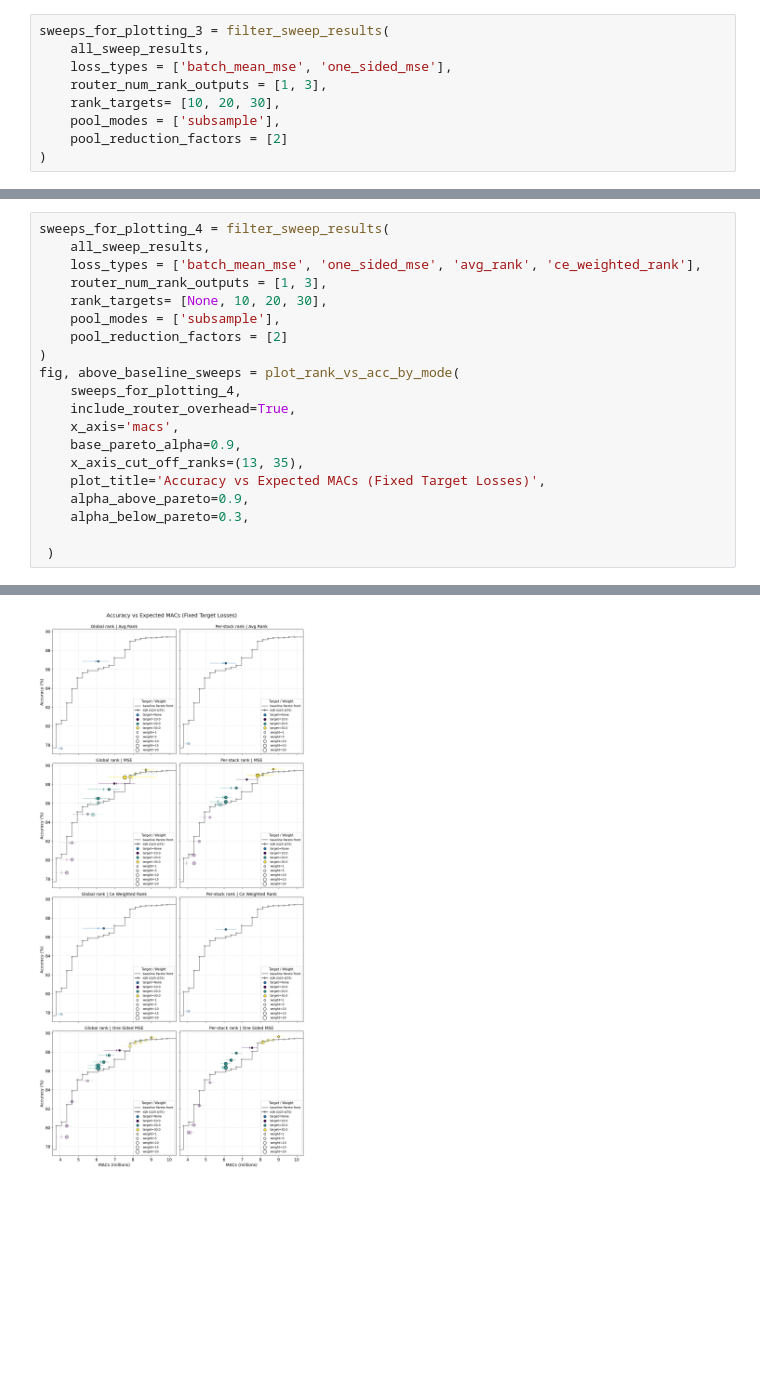
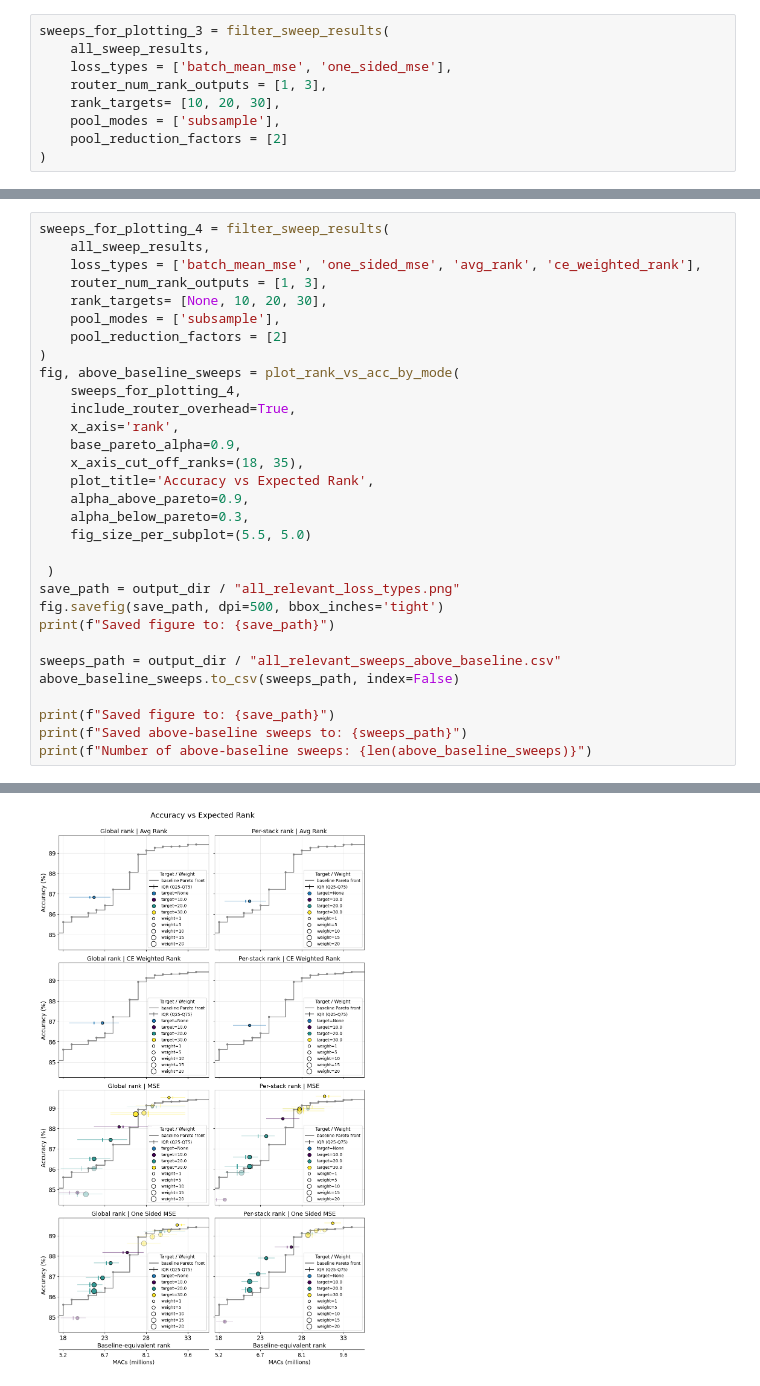
Before and after one commit to c-wejendorp/thesis, a Jupyter notebook: scripts/keyword_spotting/dynamic_model_viz.ipynb, the cells around one changed output, grey strips where cells are left out. Saved outputs shown, nothing was run; the diff lists cells and outputs as text; blank space fills up the shorter version.

```diff
--- a/scripts/keyword_spotting/dynamic_model_viz.ipynb
+++ b/scripts/keyword_spotting/dynamic_model_viz.ipynb
@@ -1149,12 +897,23 @@ sweeps_for_plotting_4 = filter_sweep_results(
 fig, above_baseline_sweeps = plot_rank_vs_acc_by_mode(
     sweeps_for_plotting_4,
     include_router_overhead=True,
-    x_axis='macs',
+    x_axis='rank',
     base_pareto_alpha=0.9,
-    x_axis_cut_off_ranks=(13, 35),
-    plot_title='Accuracy vs Expected MACs (Fixed Target Losses)',
+    x_axis_cut_off_ranks=(18, 35),
+    plot_title='Accuracy vs Expected Rank',
     alpha_above_pareto=0.9,
     alpha_below_pareto=0.3,
+    fig_size_per_subplot=(5.5, 5.0)
 
  )
+save_path = output_dir / "all_relevant_loss_types.png"
+fig.savefig(save_path, dpi=500, bbox_inches='tight')
+print(f"Saved figure to: {save_path}")
+
+sweeps_path = output_dir / "all_relevant_sweeps_above_baseline.csv"
+above_baseline_sweeps.to_csv(sweeps_path, index=False)
+
+print(f"Saved figure to: {save_path}")
+print(f"Saved above-baseline sweeps to: {sweeps_path}")
+print(f"Number of above-baseline sweeps: {len(above_baseline_sweeps)}")
 # %% [output]
@@ -1161 +924 @@ fig, above_baseline_sweeps = plot_rank_vs_acc_by_mode(
-[figure, old version]
+[figure, new version]
```
Also changed, not shown: parts of 11 cells of this notebook.
